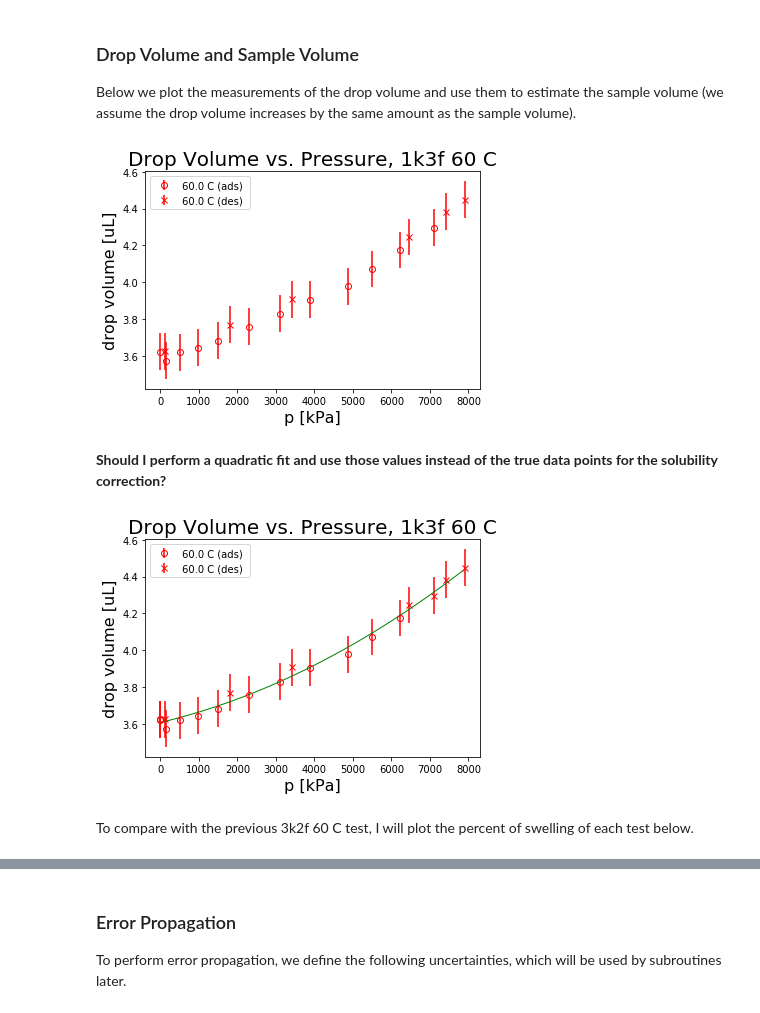
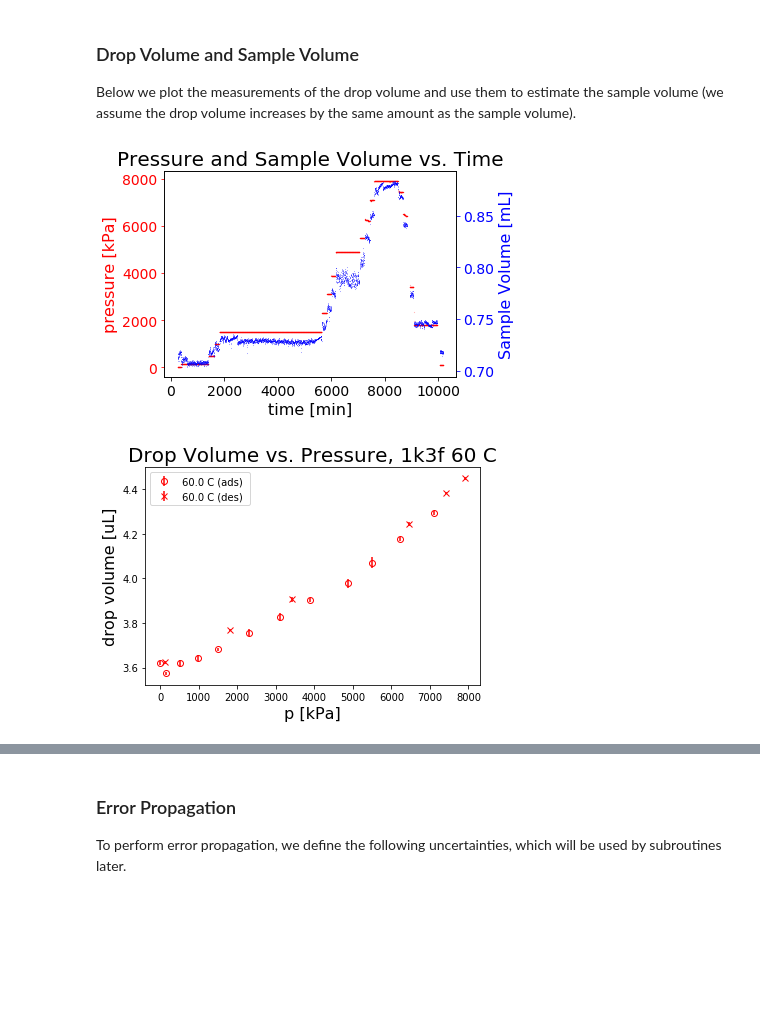
Before and after one commit to andylitalo/g-adsa, a Jupyter notebook: 20190725_0801_1k3f_60c.ipynb, the cells around one changed output, grey strips where cells are left out. Cells and saved outputs as stored; diff of their text form; code cells hidden in the pictures; blank space fills up the shorter version.

```diff
--- a/20190725_0801_1k3f_60c.ipynb
+++ b/20190725_0801_1k3f_60c.ipynb
@@ -362,49 +364,27 @@ Below we plot the measurements of the drop volume and use them to estimate the s
 # %%
 reload(plot)
 # Drop volume [uL]
 v_drop_eq = df['drop volume [uL]'].to_numpy(dtype=float)
 # Use fractional change in drop volume from atmospheric pressure to estimate sample volume
 v_samp = v_drop_eq / v_drop_atm * v_samp_atm
 df['sample volume [mL]'] = v_samp
 
+# compute live change in volume
+v_samp_adsa = v_drop / v_drop_atm * v_samp_atm
+v_samp_grav = np.interp(t_grav, t_adsa, v_samp_adsa)
+inds_pos = t_grav > 0
+plot.plot_two_axes(t_grav[inds_pos], p_arr[inds_pos], v_samp_grav[inds_pos], labels=[r'$p$', r'$V_{samp}$'], xlabel='time [min]',
+                   ms=0.1, ylabels=['pressure [kPa]', 'Sample Volume [mL]'], title='Pressure and Sample Volume vs. Time')
+
 # extract data to plot
-err_drop_vol_min = 0.1
 p_plot = df['p actual [kPa]'].to_numpy(dtype=float)
 s_drop_vol = df['drop volume std [uL]'].to_numpy(dtype=float)
-err_drop_vol = np.array([max(s_drop_vol[i], err_drop_vol_min) for i in range(len(s_drop_vol))])
-# plot equilibrium drop volume vs. p (red color for high temperature data)
-ax = plot.plot_errorbars_ads_des(p_plot, v_drop_eq, err_drop_vol, p_set_arr, T, color='r', xlabel='p [kPa]',
+# plot equilibrium drop volume vs. p (blue color for cool temperature data)
+ax = plot.plot_errorbars_ads_des(p_plot, v_drop_eq, s_drop_vol, p_set_arr, T, color='r', xlabel='p [kPa]',
                                  ylabel='drop volume [uL]', title='Drop Volume vs. Pressure, %s %d C' % (polyol, T))
 
 if save_plots:
     plt.savefig(save_folder + 'drop_vol_%s_%dc.pdf' % (polyol, T), bbox_inches='tight')
 # %% [output]
-[figure, old version]
+[figure, new version]
+[figure, added]
-# %% [markdown]
-**Should I perform a quadratic fit and use those values instead of the true data points for the solubility correction?**
-# %%
-# Fit drop volume vs. p to a quadratic function
-i_not_nan = [i for i in range(len(df['drop volume [uL]'])) if not np.isnan(df['drop volume [uL]'].to_numpy(dtype=float)[i])]
-p_2_fit = np.concatenate((np.array([0]), p_plot[i_not_nan]))
-v_drop_eq_2_fit = np.concatenate((np.array([v_drop_0]), v_drop_eq[i_not_nan]))
-err_drop_vol_2_fit = np.concatenate((np.array([0.1]), err_drop_vol[i_not_nan]))
-a, b, c = np.polyfit(p_2_fit, v_drop_eq_2_fit, 2)
-p_fit = np.linspace(0, np.max(p_2_fit), 100)
-v_drop_eq_fit = a*p_fit**2 + b*p_fit + c
-# a, b = np.polyfit(p_2_fit, v_drop_eq_2_fit, 1)
-# p_fit = np.linspace(0, np.max(p_2_fit), 100)
-# v_drop_eq_fit = a*p_fit + b
-
-# plot equilibrium drop volume vs. p (red color for high temperature data)
-ax = plot.plot_errorbars_ads_des(p_2_fit, v_drop_eq_2_fit, err_drop_vol_2_fit, p_set_arr, T, color='r', xlabel='p [kPa]',
-                                 ylabel='drop volume [uL]', title='Drop Volume vs. Pressure, %s %d C' % (polyol, T))
-ax = plot.plot_line(p_fit, v_drop_eq_fit, marker=None, lw=1, color='g', ax=ax)
-
-def drop_vol_interp(p, a, b, c):
-    return a*p**2 + b*p + c
-
-df['drop volume [uL]'] = drop_vol_interp(df['p actual [kPa]'].to_numpy(dtype=float), a, b, c)
-# %% [output]
-[figure, removed]
-# %% [markdown]
-To compare with the previous 3k2f 60 C test, I will plot the percent of swelling of each test below.
```
Also changed, not shown: parts of 16 cells of this notebook, 13 other files.
